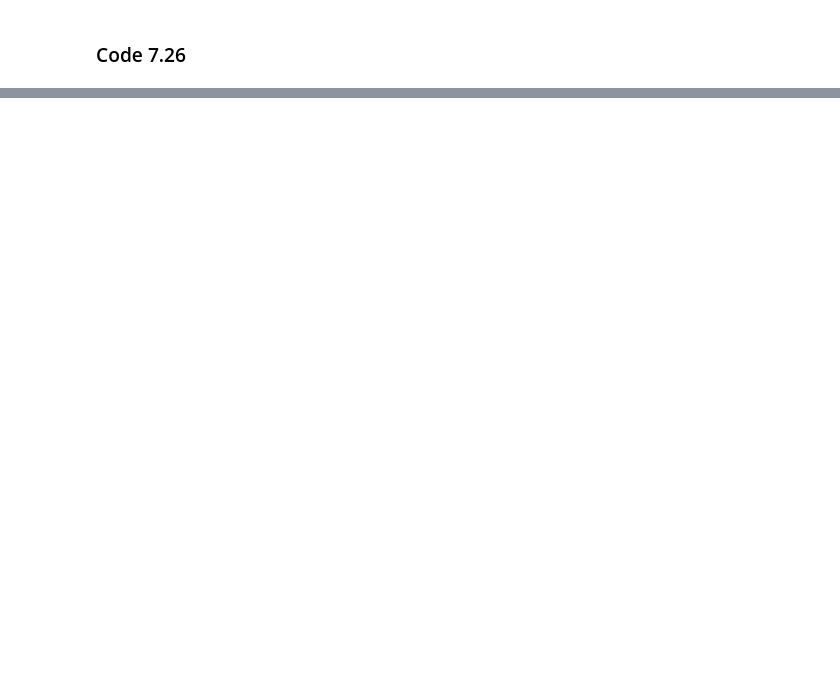
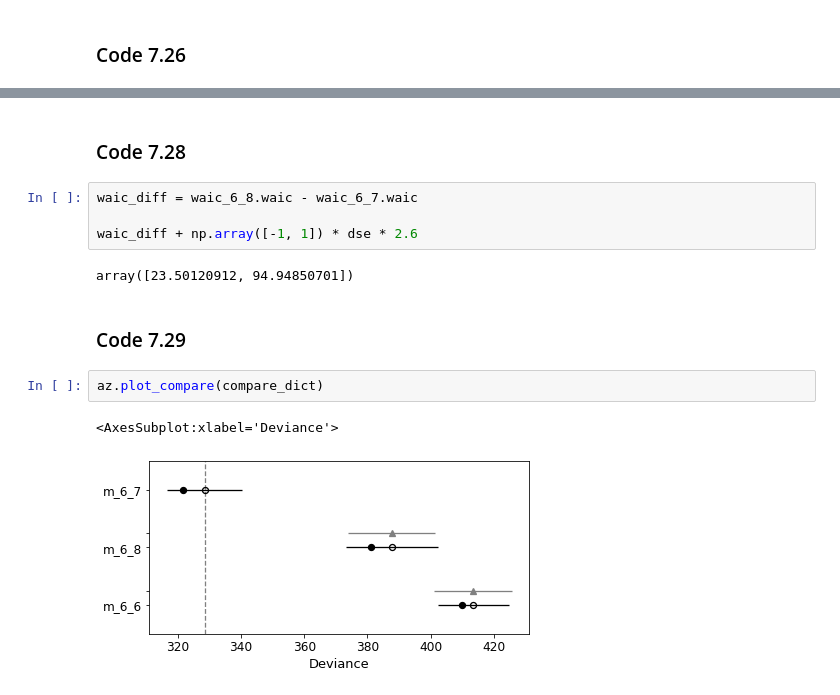
Before and after one commit to somnath1077/statistical_rethinking, a Jupyter notebook: code/ch07/nb05_WAIC_simulations.ipynb, the cells around one changed output, grey strips where cells are left out. Saved outputs shown, nothing was run; the diff lists cells and outputs as text; blank space fills up the shorter version.

```diff
--- a/code/ch07/nb05_WAIC_simulations.ipynb
+++ b/code/ch07/nb05_WAIC_simulations.ipynb
@@ -166,0 +199,15 @@ compare_dict
+# %% [markdown]
+### Code 7.28
+# %%
+waic_diff = waic_6_8.waic - waic_6_7.waic
+
+waic_diff + np.array([-1, 1]) * dse * 2.6
+# %% [output]
+array([23.50120912, 94.94850701])
+# %% [markdown]
+### Code 7.29
+# %%
+az.plot_compare(compare_dict)
+# %% [output]
+<AxesSubplot:xlabel='Deviance'>
+[figure, added]
```
Also changed, not shown: parts of 16 cells of this notebook.
